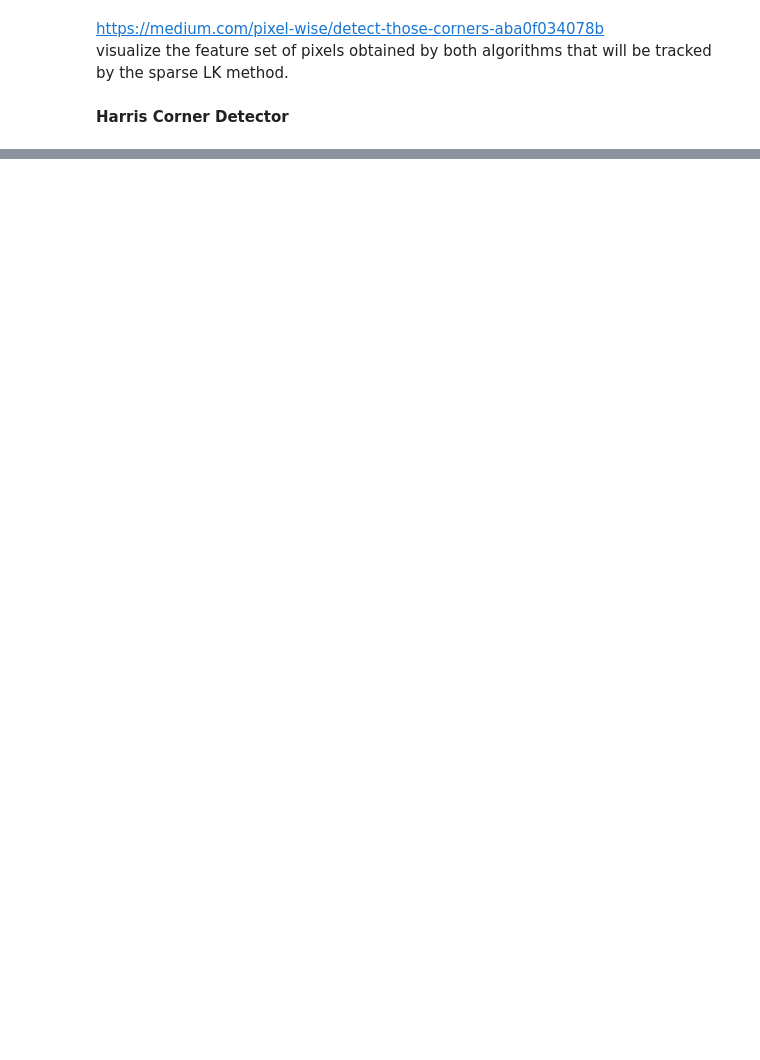
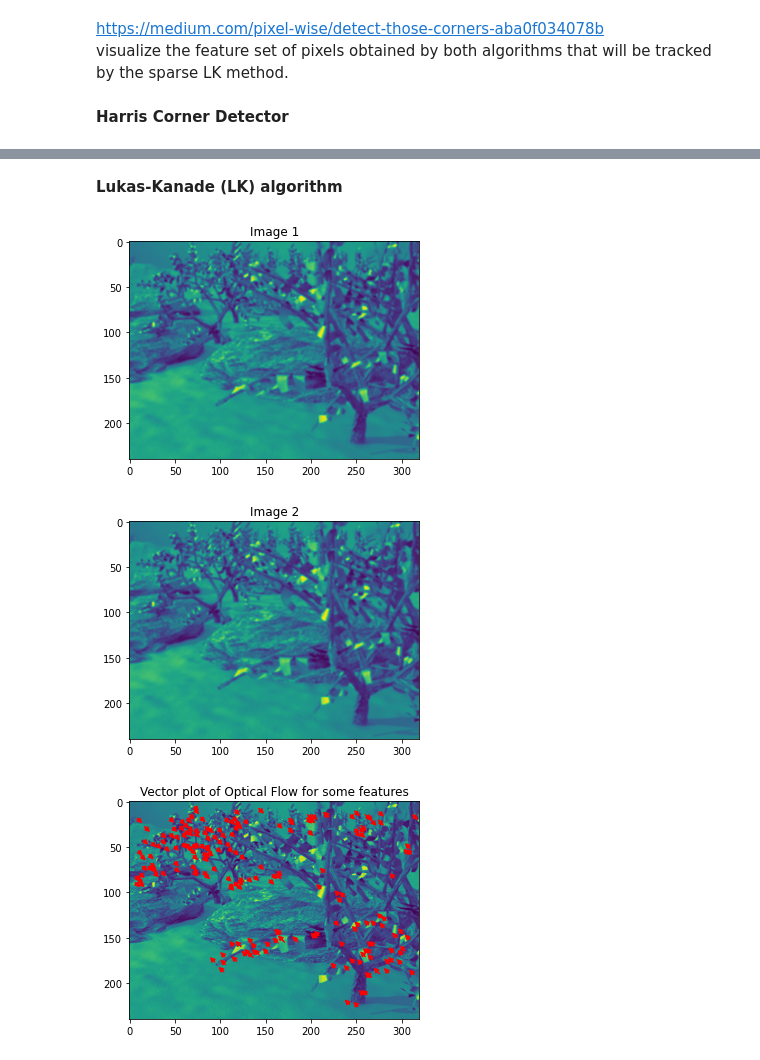
Before and after one commit to tusharc31/Computer-Vision, a Jupyter notebook: Assignment-2/src/Assignment02.ipynb, the cells around one changed output, grey strips where cells are left out. Drawn from its saved outputs; the diff is of its cells as text; code cells hidden in the pictures; blank space fills up the shorter version.

```diff
--- a/Assignment-2/src/Assignment02.ipynb
+++ b/Assignment-2/src/Assignment02.ipynb
@@ -115,0 +234,2 @@ Image saved at ../results/harris_corner_result.jpg
+# %% [markdown]
+**Lukas-Kanade (LK) algorithm**
@@ -115,0 +307,11 @@ Image saved at ../results/harris_corner_result.jpg
+# %%
+newsize = (320, 240)
+Image1 = Image.open('../data/all-frames-colour/Grove3/frame10.png').convert('L')
+Image2 = Image.open('../data/all-frames-colour/Grove3/frame11.png').convert('L')
+Image1 = Image1.resize(newsize)
+Image2 = Image2.resize(newsize)
+LukasKanadeForwardAdditive(Image1, Image2, 11, 0.01)
+# %% [output]
+[figure, added]
+[figure, added]
+[figure, added]
```
Also changed, not shown: parts of 9 cells of this notebook, 1 other file.
